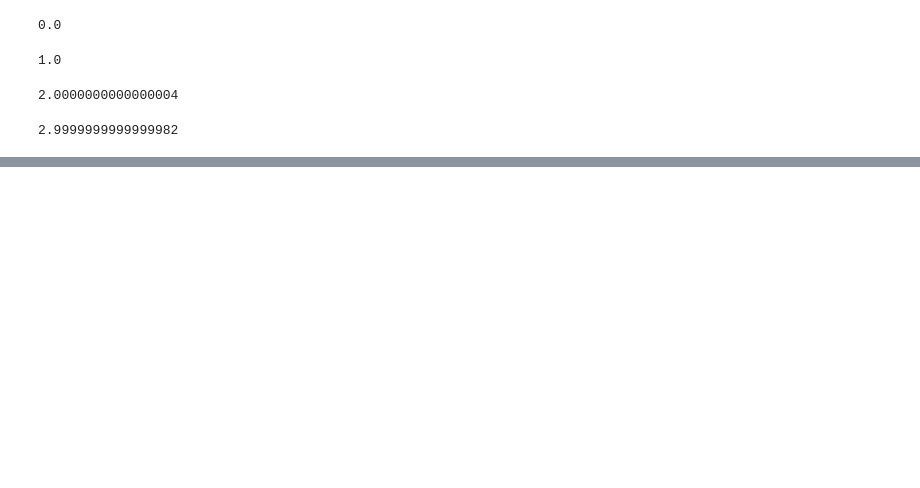
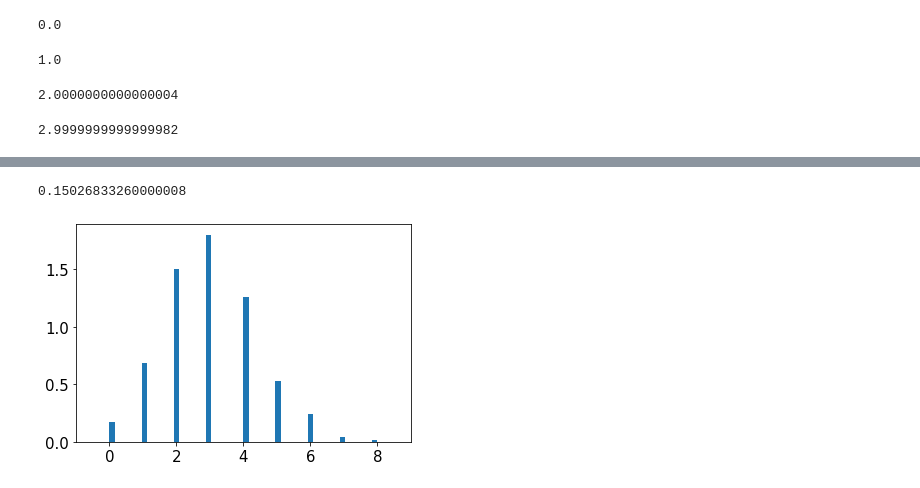
Before and after one commit to tjsuki/PHYS-434, a Jupyter notebook: LAB 1.ipynb, the cells around one changed output, grey strips where cells are left out. Saved outputs shown, nothing was run; the diff lists cells and outputs as text; code cells hidden in the pictures; blank space fills up the shorter version.

```diff
--- a/LAB 1.ipynb
+++ b/LAB 1.ipynb
@@ -58,0 +120,10 @@ plt.show()
+# %%
+#For this case, lets have the number of attempts represent
+#the number of ants we observe. For each ant, there is a
+#70% chance of the ant being red.
+#What would be the probability that the number of red ants
+#be 5?
+
+stats.binom.cdf(5, 10, 0.7)
+# %% [output]
+0.15026833260000008
@@ -58,0 +133,12 @@ plt.show()
+# %%
+#Now decrease p to 0.3
+d = stats.binom.rvs(10, 0.3, loc = 0, size
+                       = 1000)
+
+fig, graph = plt.subplots(1, 1)
+graph.hist(d, 50, density = True)
+plt.tick_params(labelsize = 15)
+plt.xlim([-1, 9])
+plt.show()
+# %% [output]
+[figure, added]
```
Also changed, not shown: parts of 20 cells of this notebook.
